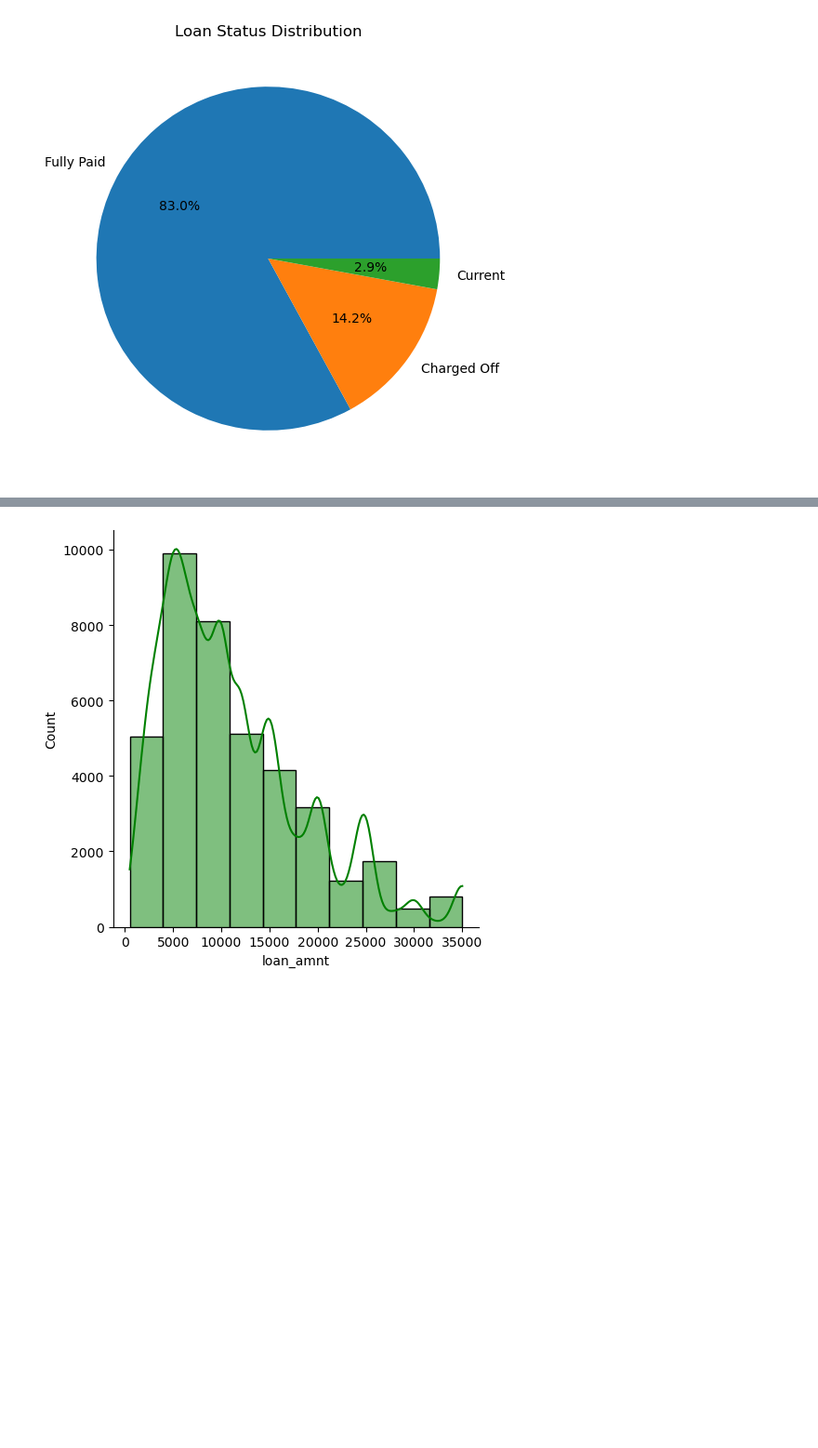
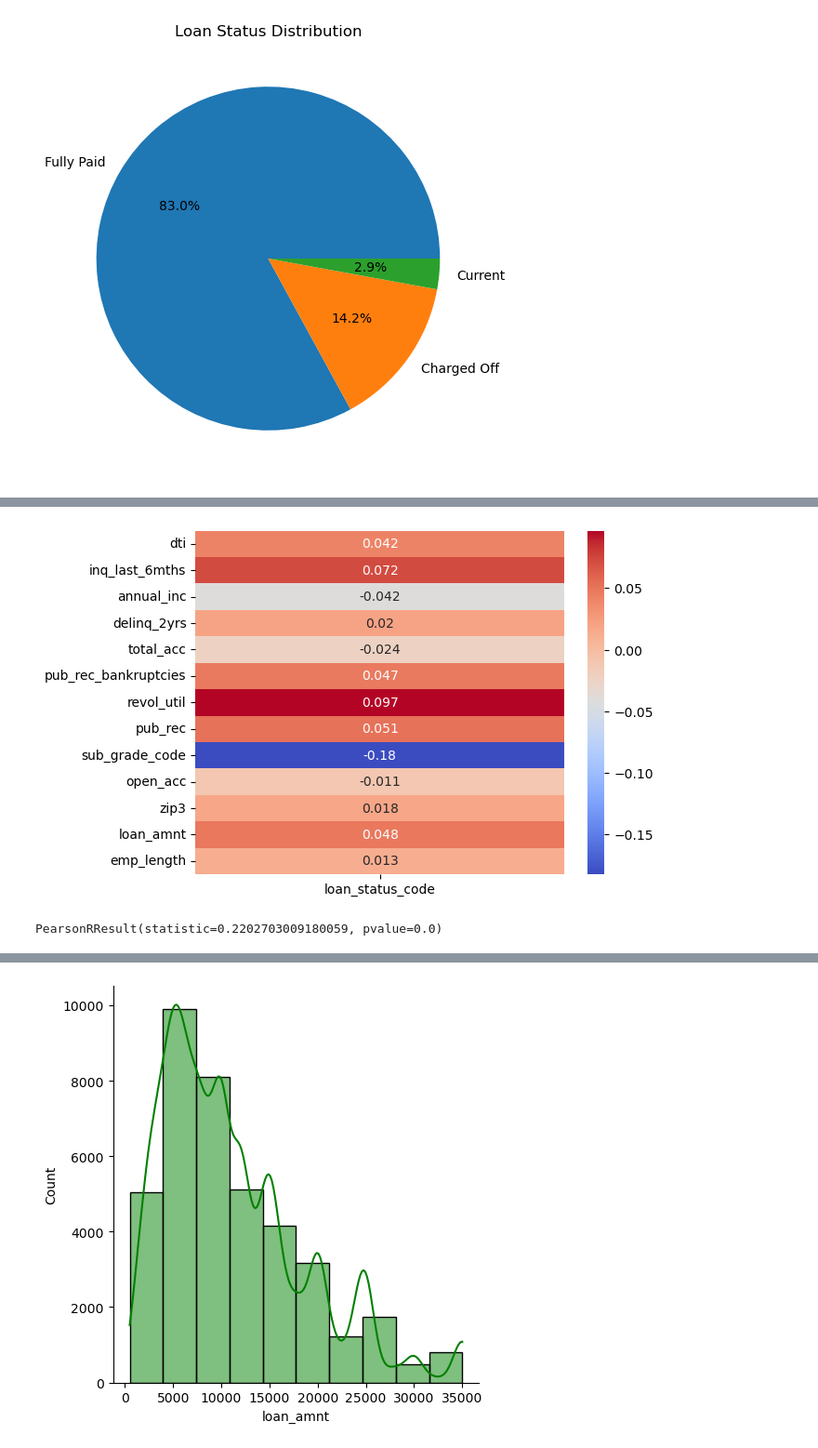
Before and after one commit to WolfeTyler/Lending-Club-Case-Study, a Jupyter notebook: Group_Facilitator_TylerWolfe.ipynb.ipynb, the cells around one changed output, grey strips where cells are left out. Shown at 93% size. Saved outputs shown, nothing was run; the diff lists cells and outputs as text; code cells hidden in the pictures; blank space fills up the shorter version.

```diff
--- a/Group_Facilitator_TylerWolfe.ipynb.ipynb
+++ b/Group_Facilitator_TylerWolfe.ipynb.ipynb
@@ -28 +34,5 @@ df.head()
+# %%
+df['emp_length'] = df['emp_length'].str.extract('(\d+)', expand=False)
+# %%
+df['zip3'] = df['zip_code'].astype(str).str[:3].astype(int)
 # %%
@@ -38,0 +56,31 @@ plt.show()
+# %%
+# Create a dictionary to map strings to numbers
+loan_status_mapping = {'Charged Off': 100, 'Current': 0, 'Fully Paid': 0}
+
+# Create the new column using the map() method
+df['loan_status_code'] = df['loan_status'].map(loan_status_mapping)
+# %%
+# Create a dictionary to map strings to numbers
+sub_grade_mapping = {'A1': 100, 'A2': 99, 'A3': 98, 'A4': 97, 'A5': 96, 'B1': 95, 'B2': 94,
+                'B3': 93, 'B4': 92, 'B5': 91, 'C1': 90, 'C2': 89, 'C3': 88, 'C4': 87,
+                'C5': 86, 'D1': 85, 'D2': 84, 'D3': 83, 'D4': 82, 'D5': 81, 'E1': 80,
+                'E2': 79, 'E3': 78, 'E4': 77, 'E5': 76, 'G1': 75, 'G2': 74, 'G3': 73,
+                'G4': 72, 'G5': 71}
+
+# Create the new column using the map() method
+df['sub_grade_code'] = df['sub_grade'].map(sub_grade_mapping)
+# %%
+target_column = 'loan_status_code'
+subset_columns = ['dti', 'inq_last_6mths', 'annual_inc', 'delinq_2yrs', 'total_acc',
+                  'pub_rec_bankruptcies', 'revol_util', 'pub_rec', 'sub_grade_code', 'open_acc', 'zip3', 'loan_amnt', 'emp_length']
+correlations = df[subset_columns + [target_column]].corr()
+
+# Create heatmap
+sns.heatmap(correlations.loc[subset_columns, [target_column]], annot=True, cmap='coolwarm')
+plt.show()
+# %% [output]
+[figure, added]
+# %%
+pearsonr(df['grade_code'], df['loan_status_code'])
+# %% [output]
+PearsonRResult(statistic=0.2202703009180059, pvalue=0.0)
```
Also changed, not shown: parts of 13 cells of this notebook.
